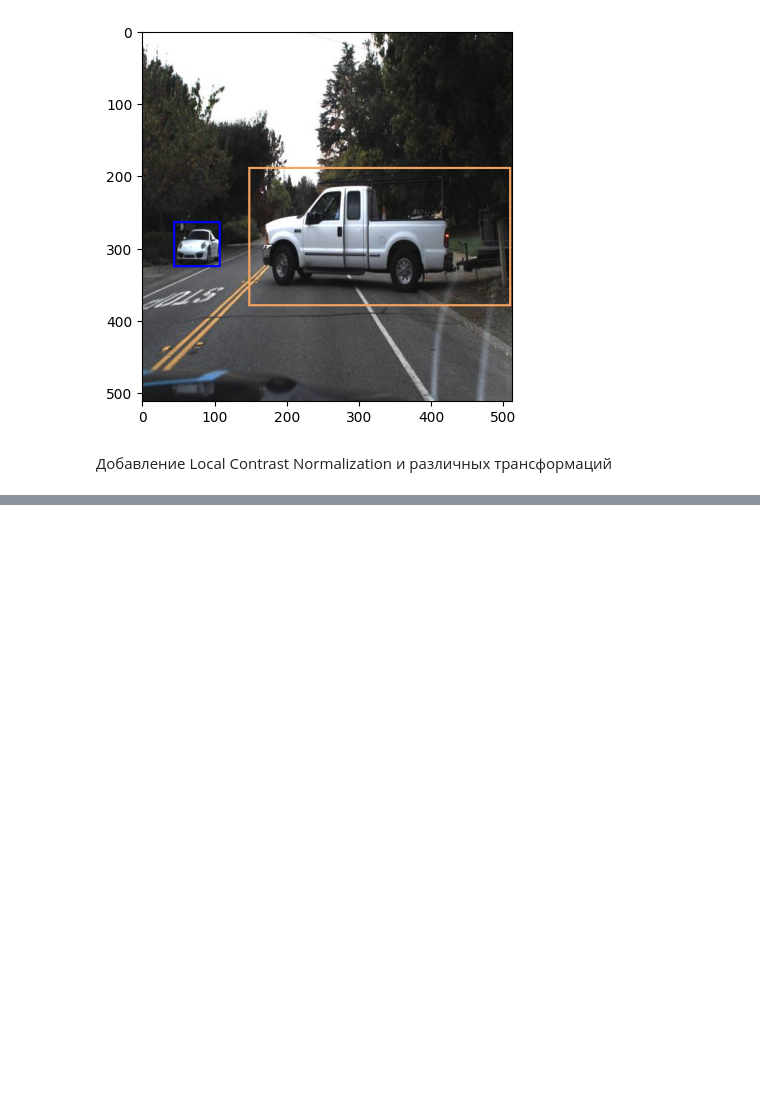
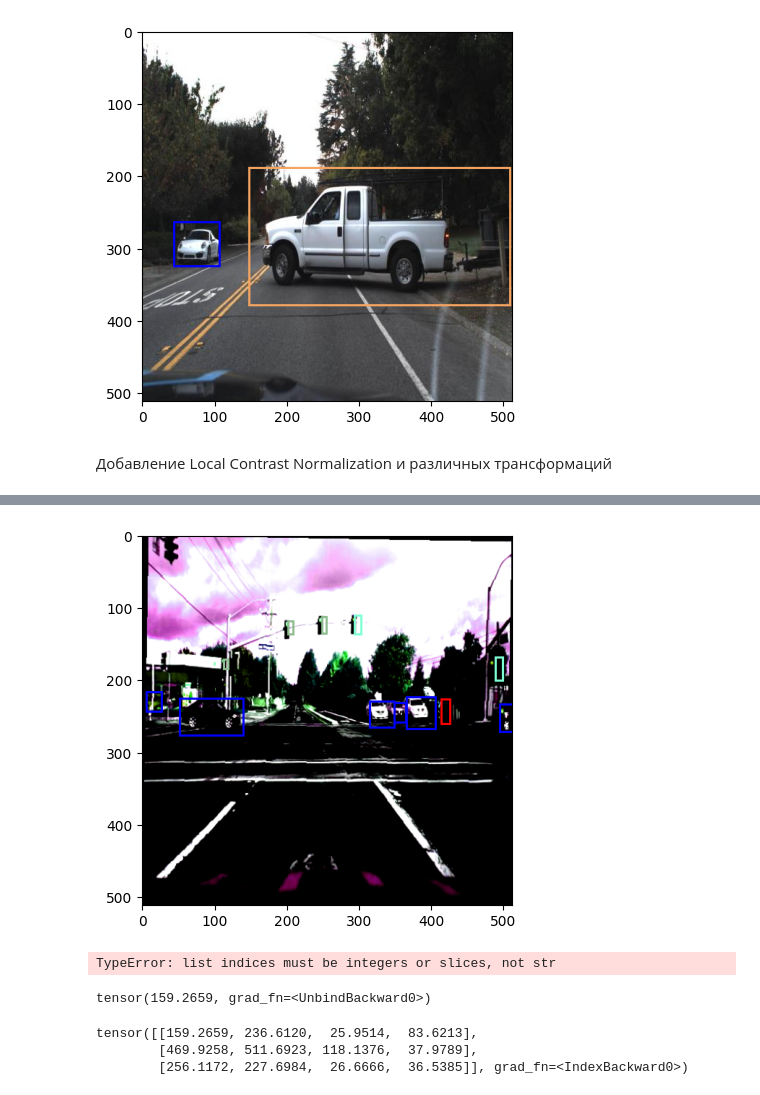
Before and after one commit to a13xbb/ml-labs-mag, a Jupyter notebook: lab3/main.ipynb, the cells around one changed output, grey strips where cells are left out. Saved outputs shown, nothing was run; the diff lists cells and outputs as text; code cells hidden in the pictures; blank space fills up the shorter version.

Commit message:
custom model

```diff
--- a/lab3/main.ipynb
+++ b/lab3/main.ipynb
@@ -165,4 +171,4 @@ class BasicTransform:
 
         return r_image, bboxes
 # %%
-train_dataset_tr = DetectionDataset(train_annotations, TRAIN_DATA_DIR, transform=BasicTransform(lcn=False))
+train_dataset_tr = DetectionDataset(train_annotations, TRAIN_DATA_DIR, transform=BasicTransform(lcn=False, resize=(512, 512)))
@@ -176,0 +370,13 @@ utils.plot_image(img, bboxes, labels, classes_colors)
+# %%
+# train_dataset_tr[23]
+img, dct = train_dataset_tr[1]
+img = transforms.functional.to_pil_image(img)
+bboxes = dct['bboxes']
+labels = dct['labels']
+utils.plot_image(img, bboxes, labels, classes_colors)
+# %% [output]
+[figure, added]
+# %%
+cls_out, reg_out = model(train_dataset_tr[:8][0])
+# %% [output]
+TypeError: list indices must be integers or slices, not str
@@ -176,0 +393,12 @@ utils.plot_image(img, bboxes, labels, classes_colors)
+# %%
+for i in bbox.resize(1, 4):
+    a, b, c, d = i
+a
+# %% [output]
+tensor(159.2659, grad_fn=<UnbindBackward0>)
+# %%
+bbox
+# %% [output]
+tensor([[159.2659, 236.6120,  25.9514,  83.6213],
+        [469.9258, 511.6923, 118.1376,  37.9789],
+        [256.1172, 227.6984,  26.6666,  36.5385]], grad_fn=<IndexBackward0>)
```
Also changed, not shown: parts of 17 cells of this notebook.
